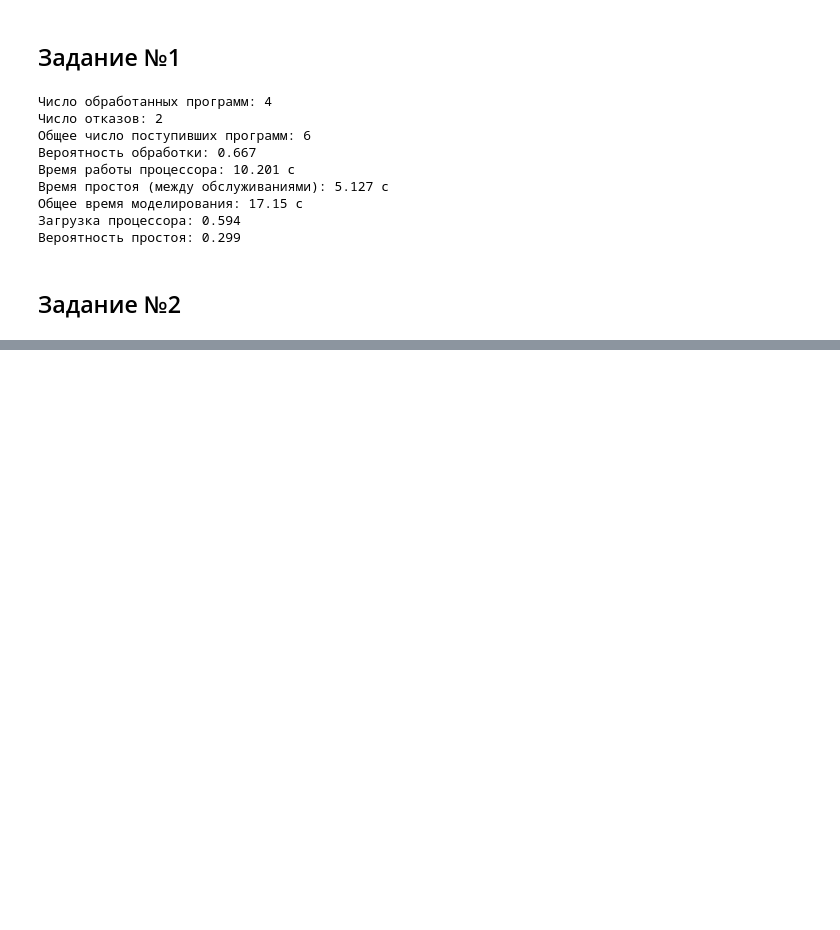
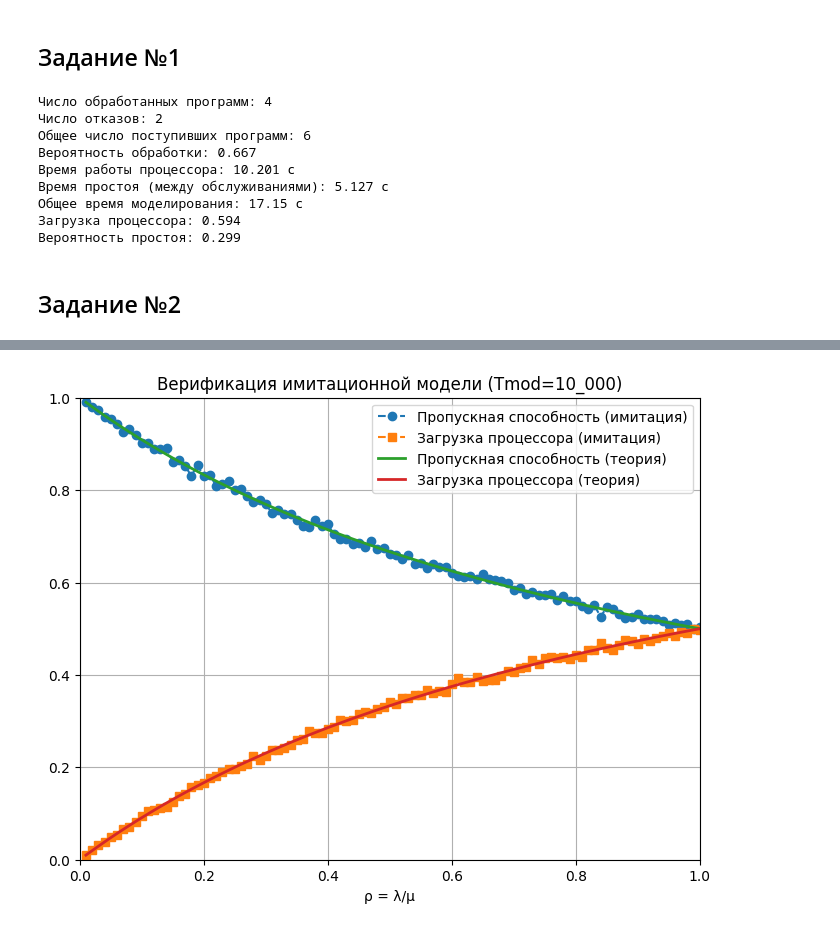
Before and after one commit to Sypoo1/mtuci-highload, a Jupyter notebook: lab3/Lab3.ipynb, the cells around one changed output, grey strips where cells are left out. Cells and saved outputs as stored; diff of their text form; code cells hidden in the pictures; blank space fills up the shorter version.

```diff
--- a/lab3/Lab3.ipynb
+++ b/lab3/Lab3.ipynb
@@ -229,0 +294,37 @@ plt.show()
+# %%
+import matplotlib.pyplot as plt
+
+mu = 1
+rho_values = np.linspace(0.01, 1, 100)
+
+Q_sim_list = []
+load_sim_list = []
+Q_theory = []
+load_theory = []
+
+for rho in rho_values:
+    lmbda = rho * mu
+
+    Q_sim, load_sim = run_experiment(lmbda, mu, Tmod=10_000)
+
+    Q_sim_list.append(Q_sim)
+    load_sim_list.append(load_sim)
+
+    Q_theory.append(1/(1+rho))
+    load_theory.append(rho/(1+rho))
+# %%
+plt.figure(figsize=(8, 6))
+plt.plot(rho_values, Q_sim_list,    label='Пропускная способность (имитация)',        marker='o', linestyle='--')
+plt.plot(rho_values, load_sim_list, label='Загрузка процессора (имитация)', marker='s', linestyle='--')
+plt.plot(rho_values, Q_theory,      label='Пропускная способность (теория)',          linewidth=2)
+plt.plot(rho_values, load_theory,   label='Загрузка процессора (теория)',   linewidth=2)
+plt.xlim(0, 1)
+plt.ylim(0, 1)
+plt.title('Верификация имитационной модели (Tmod=10_000)')
+plt.xlabel('ρ = λ/μ')
+plt.legend()
+plt.grid(True)
+plt.show()
+# Q - относительная пропускная способность
+# %% [output]
+[figure, added]
```
Also changed, not shown: parts of 18 cells of this notebook.
